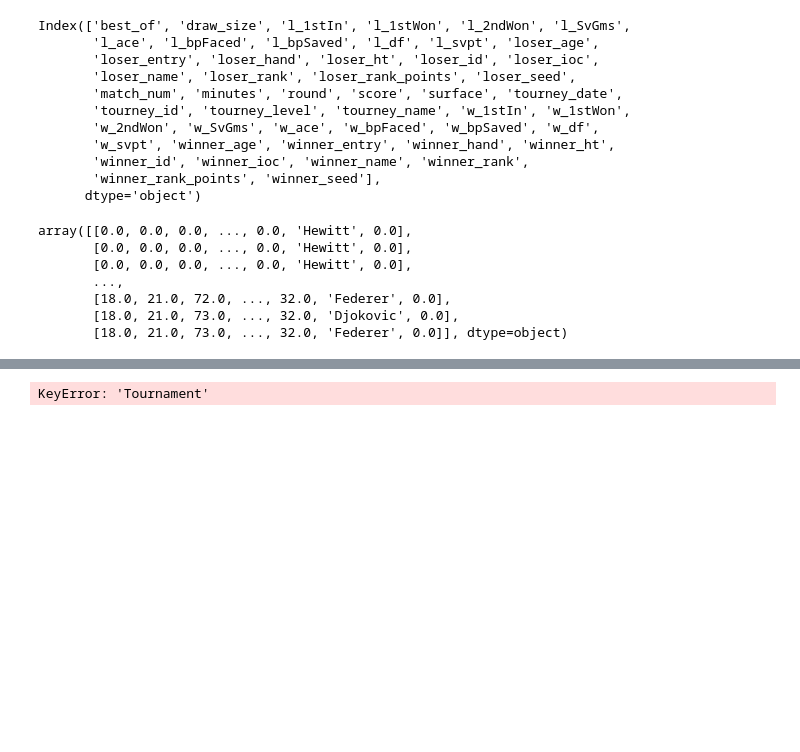
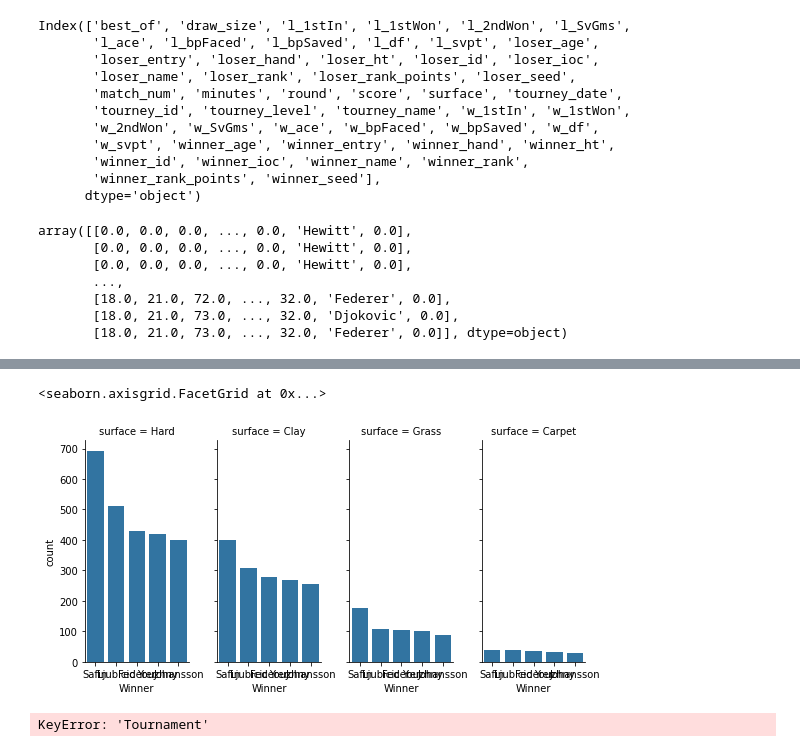
Before and after one commit to thimler/ATP-project, a Jupyter notebook: Untitled-3.ipynb, the cells around one changed output, grey strips where cells are left out. Cells and saved outputs as stored; diff of their text form; code cells hidden in the pictures; blank space fills up the shorter version.

```diff
--- a/Untitled-3.ipynb
+++ b/Untitled-3.ipynb
@@ -294,3 +270,9 @@ plt.ylim(0, 500)
+# %%
+g = sns.FacetGrid(top, col="surface", height=4, aspect=.5)
+g.map(sns.barplot, "Winner", "count")
+# %% [output]
+<seaborn.axisgrid.FacetGrid at 0x...>
+[figure, added]
 # %%
 features = atp
 feat = pd.DataFrame(features)
```
Also changed, not shown: parts of 8 cells of this notebook.
